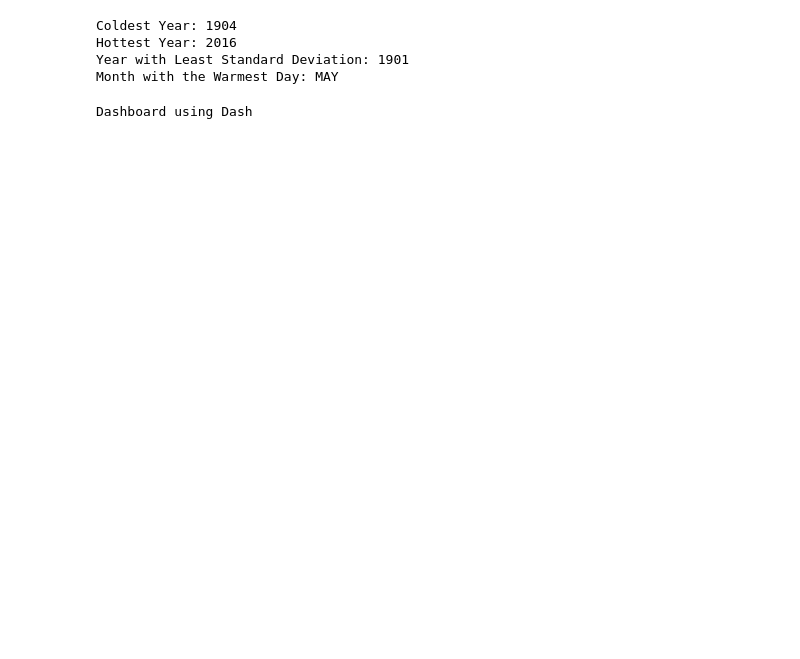
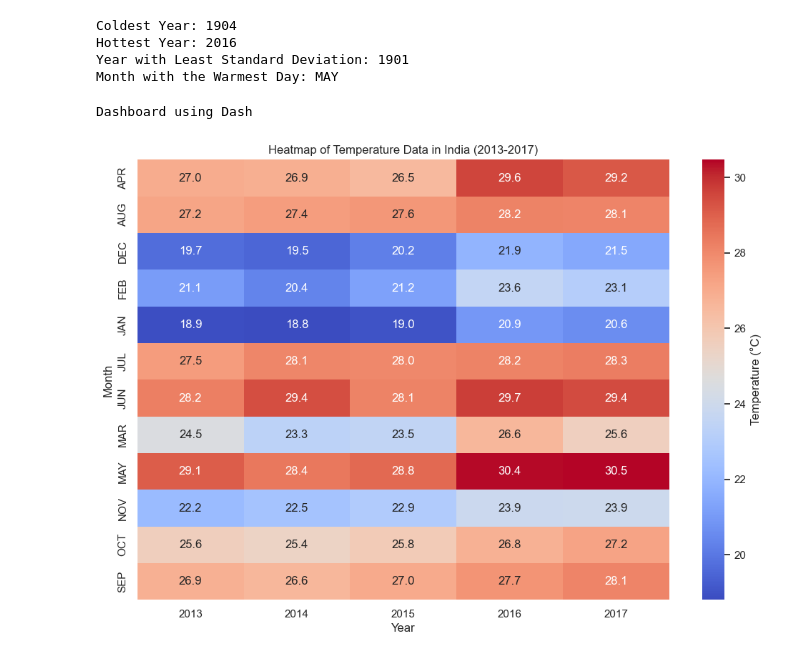
Before and after one commit to HunterOfGalaxy/Weather-Data-Analysis, a Jupyter notebook: weather_analysis_in.ipynb, the cells around one changed output. Saved outputs shown, nothing was run; the diff lists cells and outputs as text; code cells hidden in the pictures; blank space fills up the shorter version.

```diff
--- a/weather_analysis_in.ipynb
+++ b/weather_analysis_in.ipynb
@@ -299,6 +313,20 @@ fig_scatter.show()
 print("Dashboard using Dash")
 # %% [output]
 Dashboard using Dash
+# %%
+# creating heatmap about the temperature data in India from 2013 to 2017
+# Pivot the filtered data to create a heatmap
+heatmap_data = filtered_data.pivot(index="month", columns="YEAR", values="value")
+
+# Create the heatmap
+plt.figure(figsize=(12, 8))
+sns.heatmap(heatmap_data, annot=True, fmt=".1f", cmap="coolwarm", cbar_kws={'label': 'Temperature (°C)'})
+plt.title('Heatmap of Temperature Data in India (2013-2017)')
+plt.xlabel('Year')
+plt.ylabel('Month')
+plt.show()
+# %% [output]
+[figure, added]
 # %%
 
 # Create a long format dataframe for seasonal data
```
Also changed, not shown: parts of 5 cells of this notebook, 6 other files.
